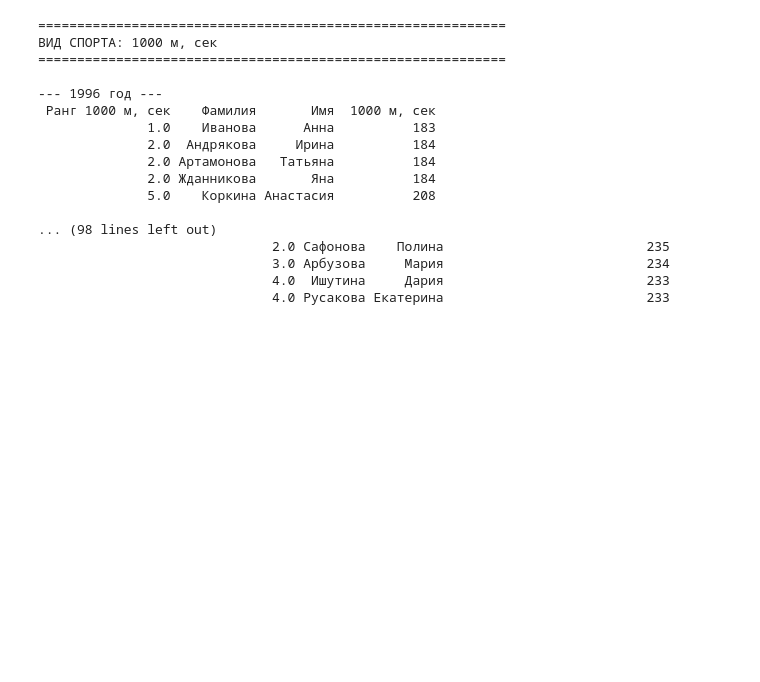
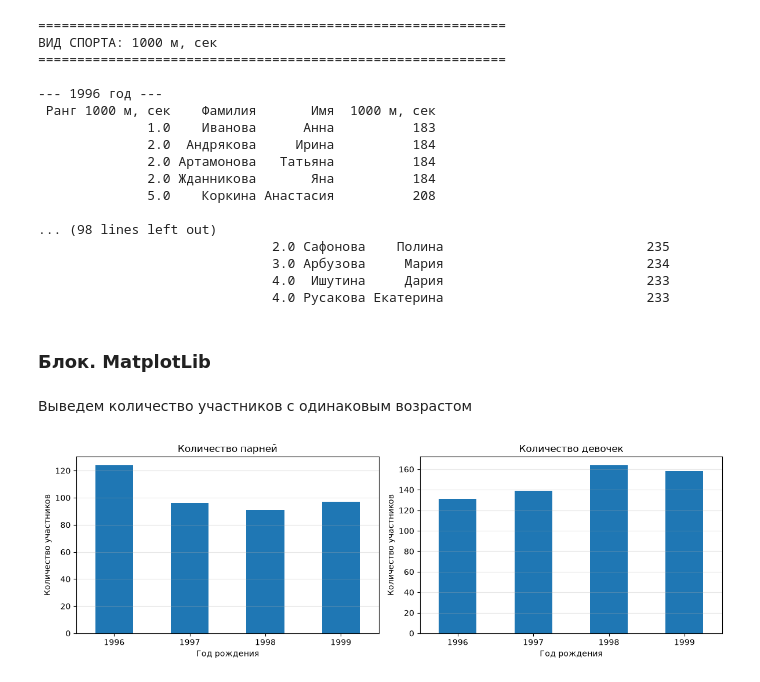
Before and after one commit to RuslanVdovinn/asu, a Jupyter notebook: python/lec7/exercise/ex7.ipynb, the cells around one changed output. Cells and saved outputs as stored; diff of their text form; code cells hidden in the pictures; blank space fills up the shorter version.

```diff
--- a/python/lec7/exercise/ex7.ipynb
+++ b/python/lec7/exercise/ex7.ipynb
@@ -162,3 +162,5 @@ for sport, ascending in sports.items():
                               3.0 Арбузова     Мария                          234
                               4.0  Ишутина     Дария                          233
                               4.0 Русакова Екатерина                          233
+# %% [markdown]
+### Блок. MatplotLib
@@ -164,0 +171,26 @@ for sport, ascending in sports.items():
+# %% [markdown]
+Выведем количество участников с одинаковым возрастом
+# %%
+plt.figure(figsize=(12, 4))
+plt.subplot(1, 2, 1)
+age_counts_m = df[df["Пол"] == "м"]["Год рождения"].value_counts().sort_index()
+age_counts_m.plot(kind="bar")
+plt.title("Количество парней")
+plt.xlabel("Год рождения")
+plt.ylabel("Количество участников")
+plt.xticks(rotation=0)
+plt.grid(axis="y", alpha=0.3)
+
+plt.subplot(1, 2, 2)
+age_counts_f = df[df["Пол"] == "ж"]["Год рождения"].value_counts().sort_index()
+age_counts_f.plot(kind="bar")
+plt.title("Количество девочек")
+plt.xlabel("Год рождения")
+plt.ylabel("Количество участников")
+plt.xticks(rotation=0)
+plt.grid(axis="y", alpha=0.3)
+
+plt.tight_layout()
+plt.show()
+# %% [output]
+[figure, added]
```
Also changed, not shown: parts of 8 cells of this notebook.
